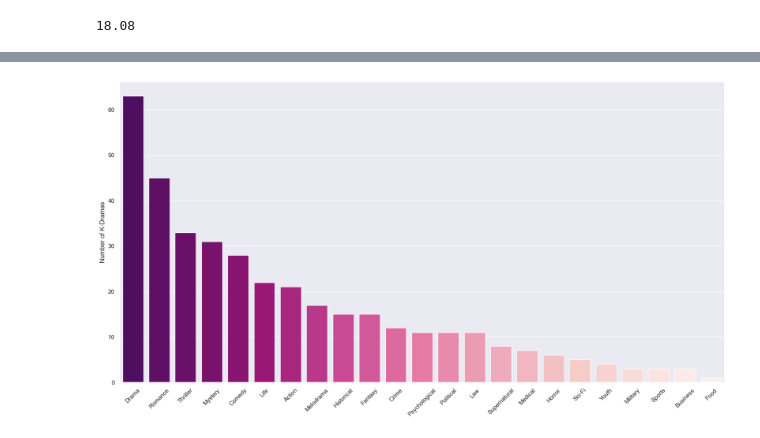
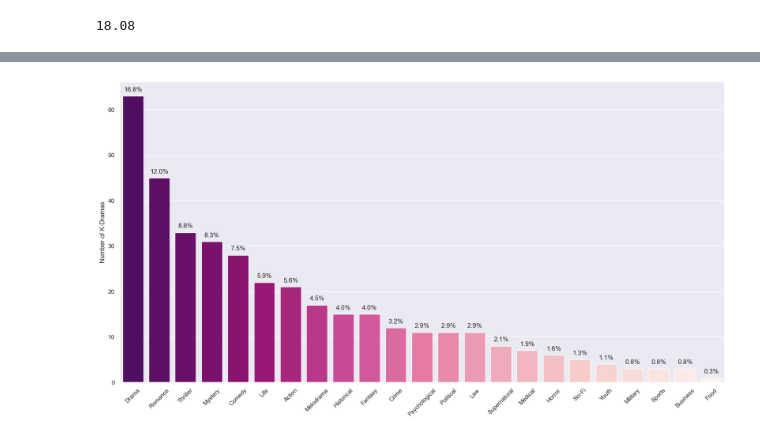
Before and after one commit to setsukosoryu/K-Drama_AA, a Jupyter notebook: top100_kdrama_eda.ipynb, the cells around one changed output, grey strips where cells are left out. Saved outputs shown, nothing was run; the diff lists cells and outputs as text; code cells hidden in the pictures.

```diff
--- a/top100_kdrama_eda.ipynb
+++ b/top100_kdrama_eda.ipynb
@@ -48,8 +48,6 @@ dtype: object
 # %%
 # Change the dtypes
 df['Watchers'] = df['Watchers'].apply(lambda x: int(x.replace(",", "")))
-df['Start_date'] = pd.to_datetime(df['Start_date'])
-df['End_date'] = pd.to_datetime(df['End_date'])
 
 # Return the dtypes in the DataFrame again
 df.dtypes
@@ -245,23 +265,30 @@ df[df['Watchers'] > 125000]
 # %%
 # Detecting the most popular genres
 
 # Create a genres list
 genres_list = []
 for genres in df['Genre'].to_list():
     genres = genres.strip().split(", ")
     for genre in genres:
         genres_list.append(genre)
 genres_list = sorted(genres_list, key=genres_list.count, reverse=True)
 
 # Visualize
 sns.set(rc={"figure.figsize":(20, 10)})
 sns.countplot(x=genres_list, palette="RdPu_r")
 plt.ylabel('Number of K-Dramas')
 plt.xticks(rotation=45)
 
+value_counts = df['Genre'].str.split(', ').explode().value_counts()
+
+total_count = len(genres_list)
+for i, count in enumerate(value_counts):
+    percentage = count / total_count * 100
+    plt.annotate(f'{percentage:.1f}%', (i, count + 1), ha='center')
+
 plt.show()
 # %% [output]
-[figure, old version]
+[figure, new version]
 # %%
 # Detecting the most popular actors
 
```
Also changed, not shown: parts of 3 cells of this notebook.
